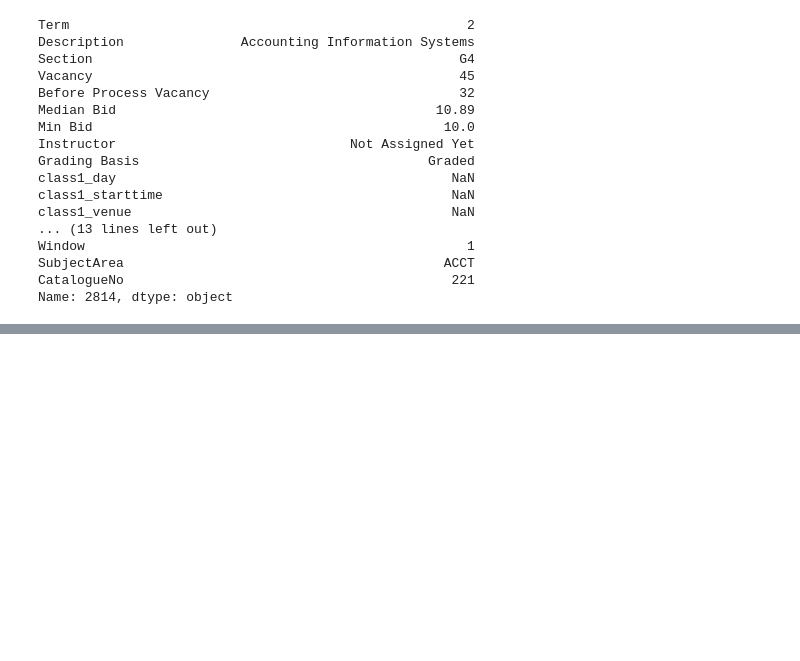
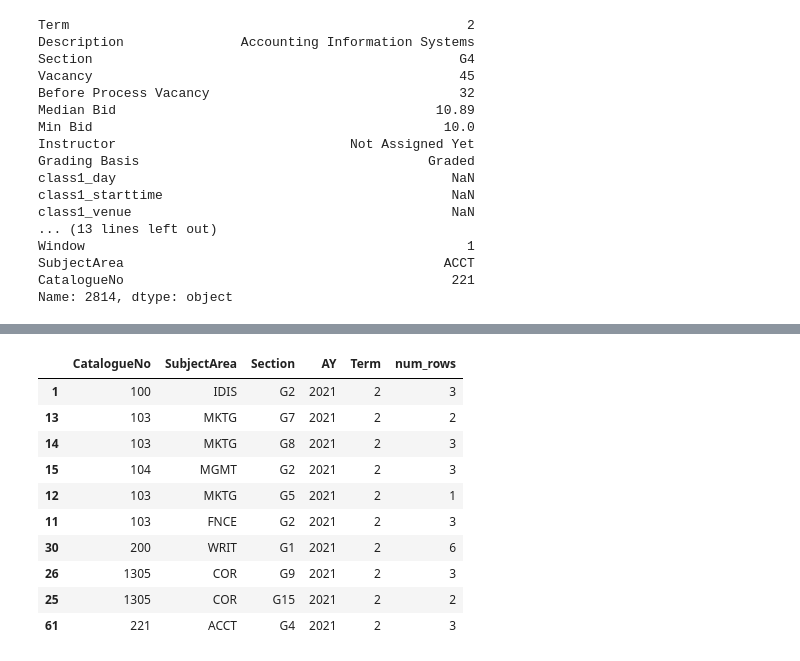
Before and after one commit to tanzhongyan/BidlySMU, a Jupyter notebook: V4_00_data_quality_check.ipynb, the cells around one changed output, grey strips where cells are left out. Saved outputs shown, nothing was run; the diff lists cells and outputs as text; code cells hidden in the pictures; blank space fills up the shorter version.

Commit message:
Fix: Phantom Classes
- Found root cause of phantom classes, filter based on characteristics of phantom classes.

```diff
--- a/V4_00_data_quality_check.ipynb
+++ b/V4_00_data_quality_check.ipynb
@@ -277,0 +297,26 @@ To fix SUB-ISSUE 2, we will have to check if the class exists by scraping the ra
+# %%
+# Group by class identifiers and count total rows
+class_row_counts = (
+    data[data['Grading Basis'].notna() & data['class1_day'].isna()]
+    .groupby(['CatalogueNo', 'SubjectArea', 'Section', 'AY', 'Term'])
+    .size()
+    .reset_index(name='num_rows')
+)
+
+# Filter if needed
+low_activity_classes = class_row_counts[class_row_counts['num_rows'] <= 14]
+
+low_activity_classes = low_activity_classes.sort_values(by='AY', ascending=True)
+low_activity_classes.head(10)
+# %% [output]
+|  | CatalogueNo | SubjectArea | Section | AY | Term | num_rows |
+| 1 | 100 | IDIS | G2 | 2021 | 2 | 3 |
+| 13 | 103 | MKTG | G7 | 2021 | 2 | 2 |
+| 14 | 103 | MKTG | G8 | 2021 | 2 | 3 |
+| 15 | 104 | MGMT | G2 | 2021 | 2 | 3 |
+| 12 | 103 | MKTG | G5 | 2021 | 2 | 1 |
+| 11 | 103 | FNCE | G2 | 2021 | 2 | 3 |
+| 30 | 200 | WRIT | G1 | 2021 | 2 | 6 |
+| 26 | 1305 | COR | G9 | 2021 | 2 | 3 |
+| 25 | 1305 | COR | G15 | 2021 | 2 | 2 |
+| 61 | 221 | ACCT | G4 | 2021 | 2 | 3 |
```
Also changed, not shown: parts of 9 cells of this notebook.
